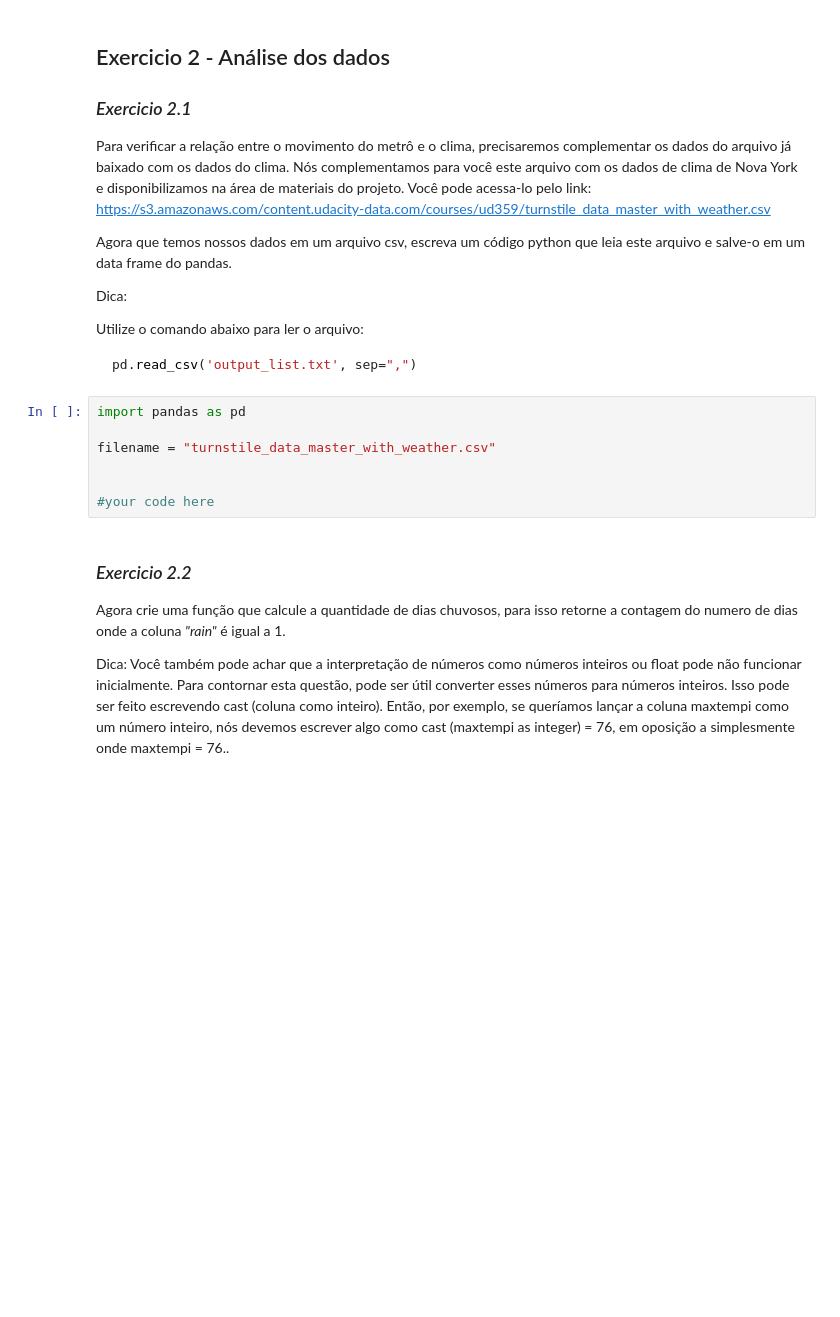
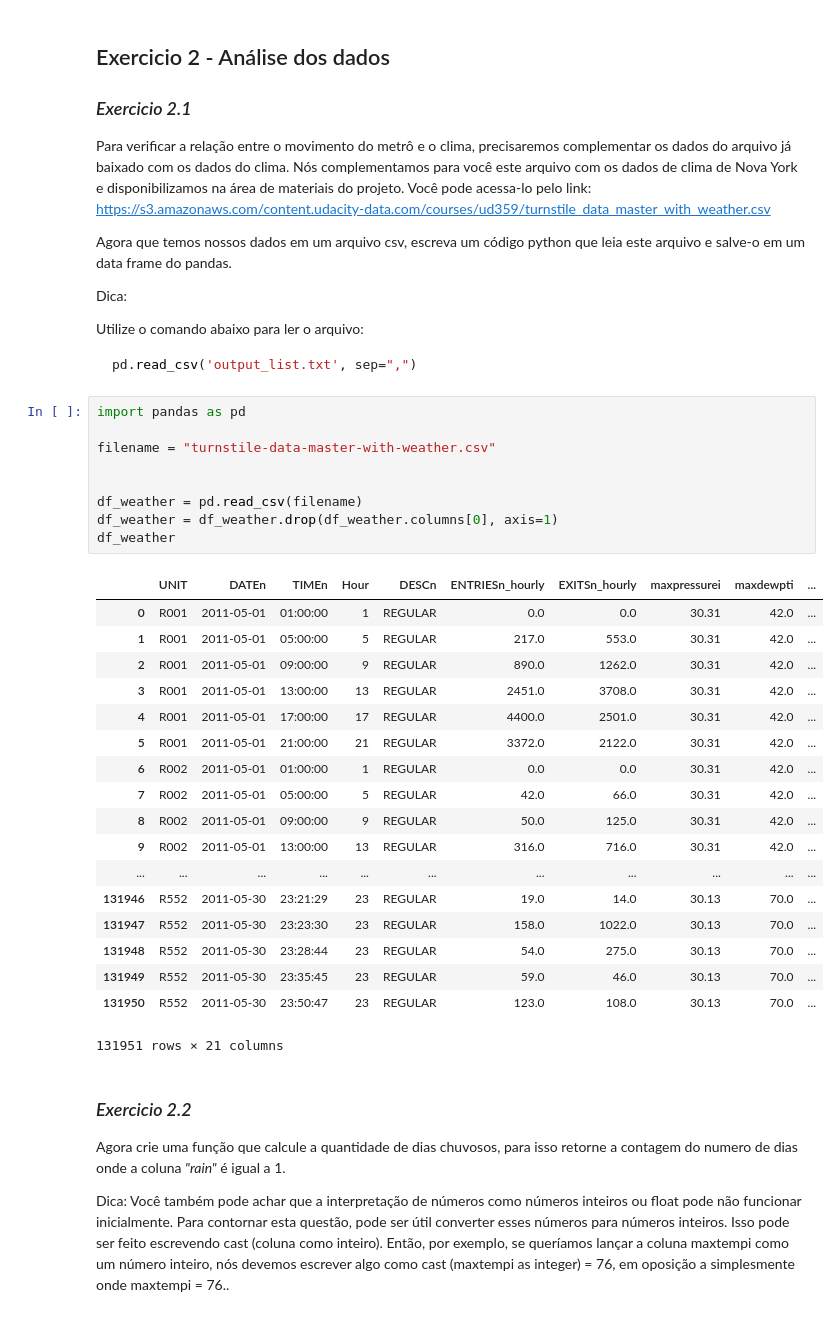
Before and after one commit to mlamarques/Analisando-dados-do-Metro-de-NY, a Jupyter notebook: analyzing-subway-data-ndfdsi.ipynb, the cells around one changed output. Drawn from its saved outputs; the diff is of its cells as text; blank space fills up the shorter version.

````diff
--- a/analyzing-subway-data-ndfdsi.ipynb
+++ b/analyzing-subway-data-ndfdsi.ipynb
@@ -418,13 +418,34 @@ Utilize o comando abaixo para ler o arquivo:
 ```python
 pd.read_csv('output_list.txt', sep=",")
 ```
-# %%
-import pandas as pd
-
-filename = "turnstile_data_master_with_weather.csv"
-
-
-#your code here
+# %%
+import pandas as pd
+
+filename = "turnstile-data-master-with-weather.csv"
+
+
+df_weather = pd.read_csv(filename)
+df_weather = df_weather.drop(df_weather.columns[0], axis=1)
+df_weather
+# %% [output]
+|  | UNIT | DATEn | TIMEn | Hour | DESCn | ENTRIESn_hourly | EXITSn_hourly | maxpressurei | maxdewpti | ... |
+| 0 | R001 | 2011-05-01 | 01:00:00 | 1 | REGULAR | 0.0 | 0.0 | 30.31 | 42.0 | ... |
+| 1 | R001 | 2011-05-01 | 05:00:00 | 5 | REGULAR | 217.0 | 553.0 | 30.31 | 42.0 | ... |
+| 2 | R001 | 2011-05-01 | 09:00:00 | 9 | REGULAR | 890.0 | 1262.0 | 30.31 | 42.0 | ... |
+| 3 | R001 | 2011-05-01 | 13:00:00 | 13 | REGULAR | 2451.0 | 3708.0 | 30.31 | 42.0 | ... |
+| 4 | R001 | 2011-05-01 | 17:00:00 | 17 | REGULAR | 4400.0 | 2501.0 | 30.31 | 42.0 | ... |
+| 5 | R001 | 2011-05-01 | 21:00:00 | 21 | REGULAR | 3372.0 | 2122.0 | 30.31 | 42.0 | ... |
+| 6 | R002 | 2011-05-01 | 01:00:00 | 1 | REGULAR | 0.0 | 0.0 | 30.31 | 42.0 | ... |
+| 7 | R002 | 2011-05-01 | 05:00:00 | 5 | REGULAR | 42.0 | 66.0 | 30.31 | 42.0 | ... |
+| 8 | R002 | 2011-05-01 | 09:00:00 | 9 | REGULAR | 50.0 | 125.0 | 30.31 | 42.0 | ... |
+| 9 | R002 | 2011-05-01 | 13:00:00 | 13 | REGULAR | 316.0 | 716.0 | 30.31 | 42.0 | ... |
+| ... | ... | ... | ... | ... | ... | ... | ... | ... | ... | ... |
+| 131946 | R552 | 2011-05-30 | 23:21:29 | 23 | REGULAR | 19.0 | 14.0 | 30.13 | 70.0 | ... |
+| 131947 | R552 | 2011-05-30 | 23:23:30 | 23 | REGULAR | 158.0 | 1022.0 | 30.13 | 70.0 | ... |
+| 131948 | R552 | 2011-05-30 | 23:28:44 | 23 | REGULAR | 54.0 | 275.0 | 30.13 | 70.0 | ... |
+| 131949 | R552 | 2011-05-30 | 23:35:45 | 23 | REGULAR | 59.0 | 46.0 | 30.13 | 70.0 | ... |
+| 131950 | R552 | 2011-05-30 | 23:50:47 | 23 | REGULAR | 123.0 | 108.0 | 30.13 | 70.0 | ... |
+131951 rows × 21 columns
 # %% [markdown]
 ### *Exercicio 2.2*
 
````
